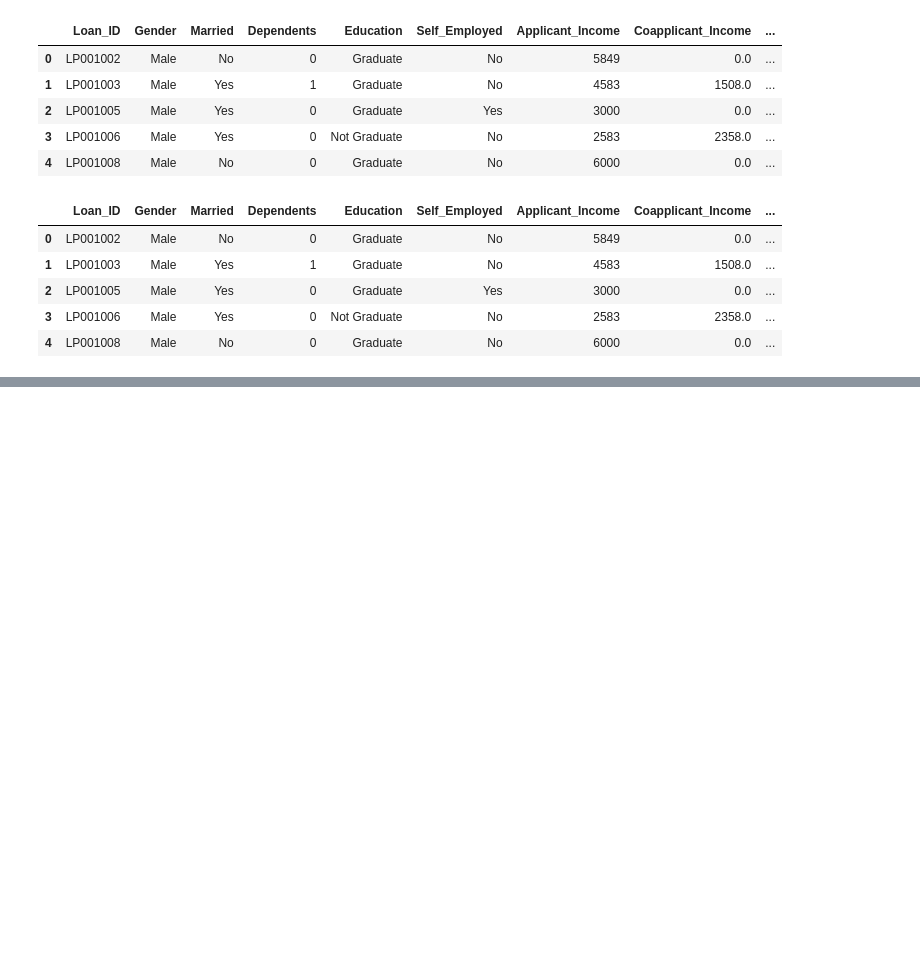
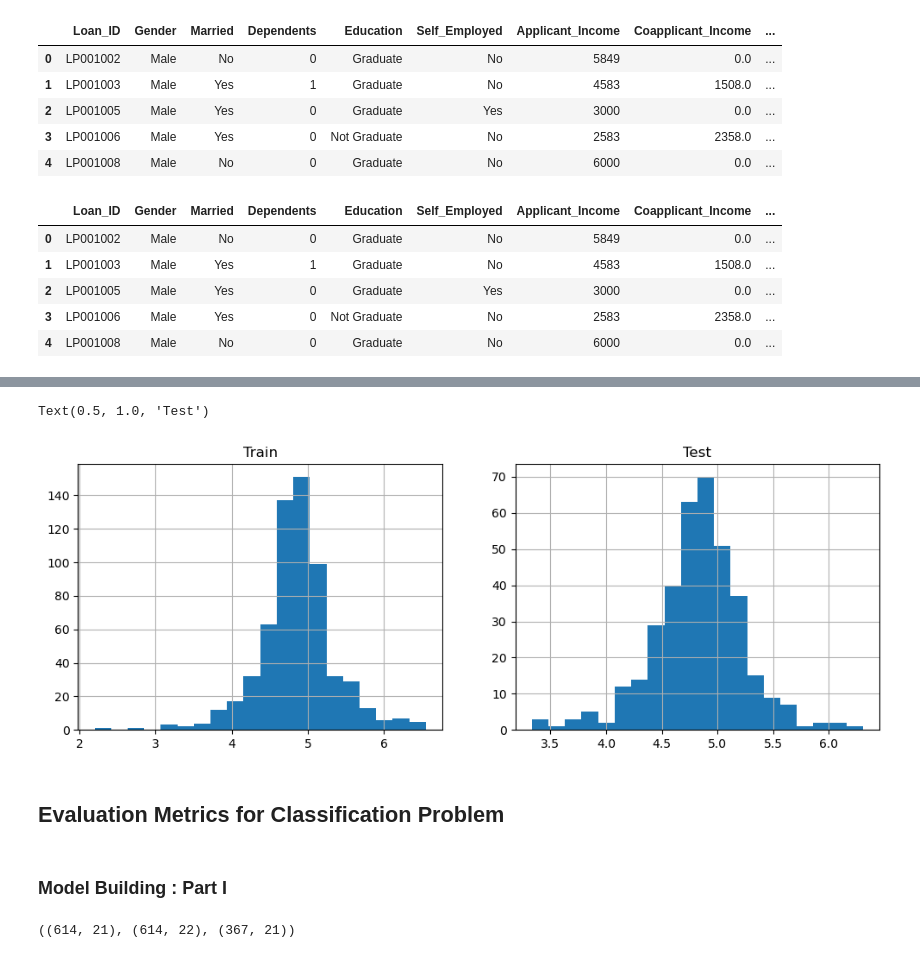
Before and after one commit to akhnasj/predictive-modelling-for-loan-approval, a Jupyter notebook: PMLA.ipynb, the cells around one changed output, grey strips where cells are left out. Saved outputs shown, nothing was run; the diff lists cells and outputs as text; code cells hidden in the pictures; blank space fills up the shorter version.

```diff
--- a/PMLA.ipynb
+++ b/PMLA.ipynb
@@ -534,0 +641,21 @@ sns.heatmap(matrix, vmax=1, square=True, cmap="BuPu", annot=True)
+# %%
+# Removing skewness in LoanAmount variable by log transformation
+train['Loan_Amount_log'] = np.log(train['Loan_Amount'])
+test['Loan_Amount_log'] = np.log(test['Loan_Amount'])
+# %%
+# after log transformation
+
+ax1 = plt.subplot(121)
+train['Loan_Amount_log'].hist(bins=20, figsize=(12,4))
+ax1.set_title("Train")
+
+ax2 = plt.subplot(122)
+test['Loan_Amount_log'].hist(bins=20)
+ax2.set_title("Test")
+# %% [output]
+Text(0.5, 1.0, 'Test')
+[figure, added]
+# %% [markdown]
+## Evaluation Metrics for Classification Problem
+# %% [markdown]
+### Model Building : Part I
@@ -534,0 +675,4 @@ sns.heatmap(matrix, vmax=1, square=True, cmap="BuPu", annot=True)
+# %%
+X.shape, train.shape, test.shape
+# %% [output]
+((614, 21), (614, 22), (367, 21))
```
Also changed, not shown: parts of 21 cells of this notebook.
